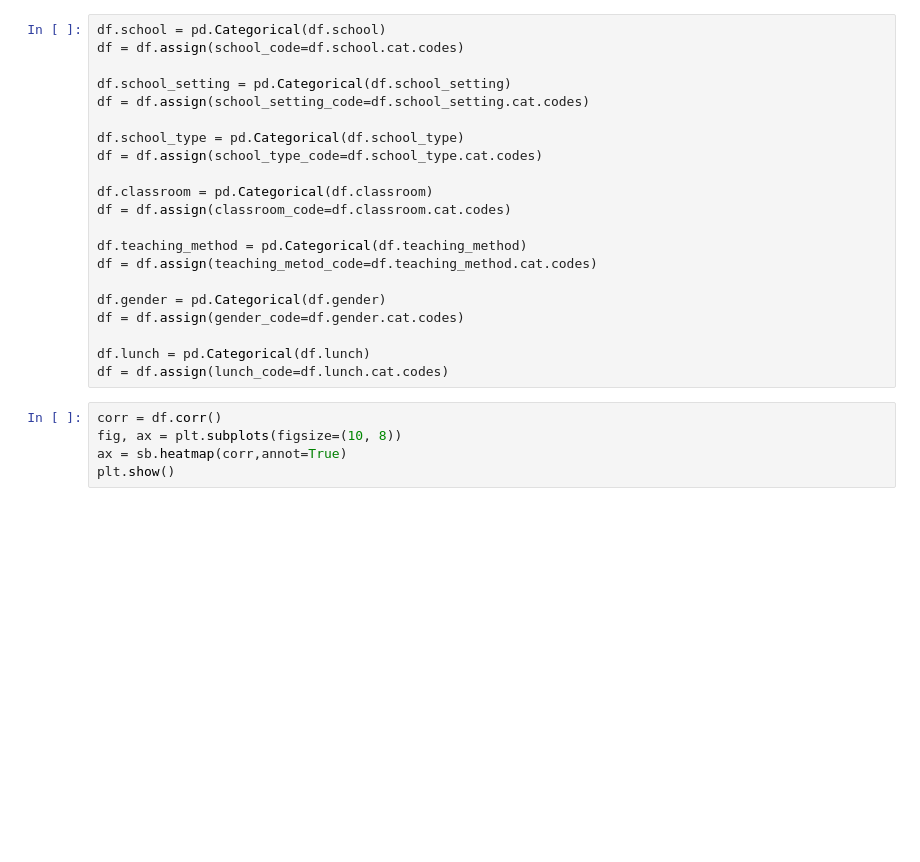
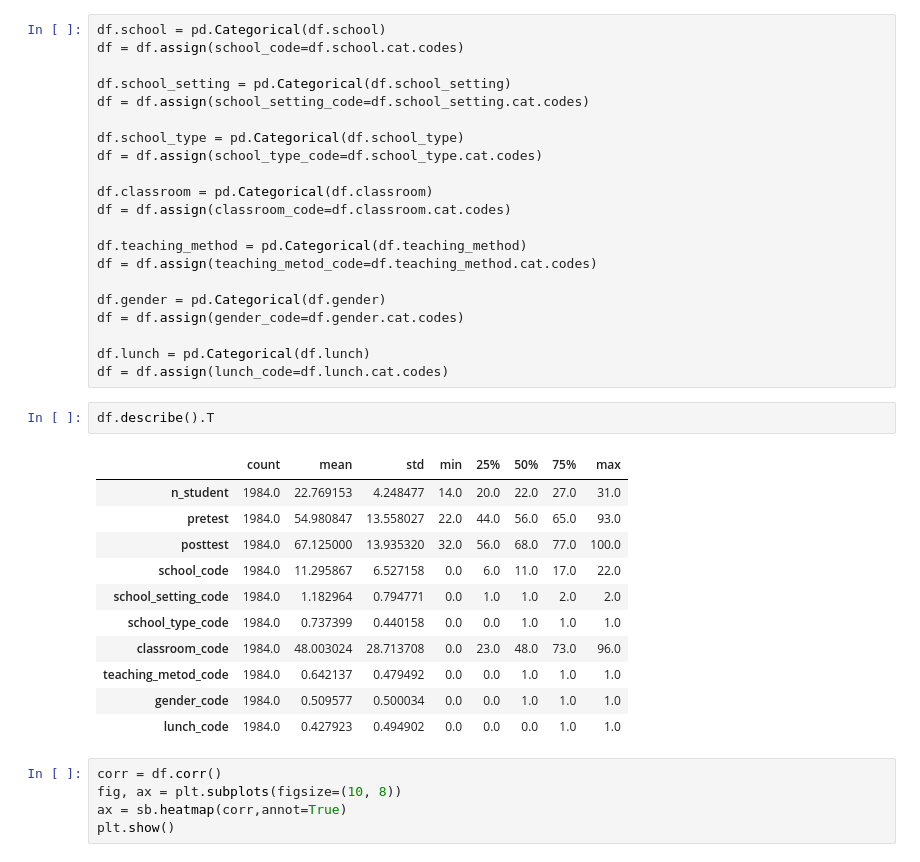
Before and after one commit to LlirikOknessu/MachineLearningCourseLabs, a Jupyter notebook: Doan/Analysis.ipynb, the cells around one changed output. Drawn from its saved outputs; the diff is of its cells as text; blank space fills up the shorter version.

```diff
--- a/Doan/Analysis.ipynb
+++ b/Doan/Analysis.ipynb
@@ -106,6 +106,20 @@ df = df.assign(gender_code=df.gender.cat.codes)
 
 df.lunch = pd.Categorical(df.lunch)
 df = df.assign(lunch_code=df.lunch.cat.codes)
+# %%
+df.describe().T
+# %% [output]
+|  | count | mean | std | min | 25% | 50% | 75% | max |
+| n_student | 1984.0 | 22.769153 | 4.248477 | 14.0 | 20.0 | 22.0 | 27.0 | 31.0 |
+| pretest | 1984.0 | 54.980847 | 13.558027 | 22.0 | 44.0 | 56.0 | 65.0 | 93.0 |
+| posttest | 1984.0 | 67.125000 | 13.935320 | 32.0 | 56.0 | 68.0 | 77.0 | 100.0 |
+| school_code | 1984.0 | 11.295867 | 6.527158 | 0.0 | 6.0 | 11.0 | 17.0 | 22.0 |
+| school_setting_code | 1984.0 | 1.182964 | 0.794771 | 0.0 | 1.0 | 1.0 | 2.0 | 2.0 |
+| school_type_code | 1984.0 | 0.737399 | 0.440158 | 0.0 | 0.0 | 1.0 | 1.0 | 1.0 |
+| classroom_code | 1984.0 | 48.003024 | 28.713708 | 0.0 | 23.0 | 48.0 | 73.0 | 96.0 |
+| teaching_metod_code | 1984.0 | 0.642137 | 0.479492 | 0.0 | 0.0 | 1.0 | 1.0 | 1.0 |
+| gender_code | 1984.0 | 0.509577 | 0.500034 | 0.0 | 0.0 | 1.0 | 1.0 | 1.0 |
+| lunch_code | 1984.0 | 0.427923 | 0.494902 | 0.0 | 0.0 | 0.0 | 1.0 | 1.0 |
 # %%
 corr = df.corr()
 fig, ax = plt.subplots(figsize=(10, 8))
```
Also changed, not shown: parts of 3 cells of this notebook.
